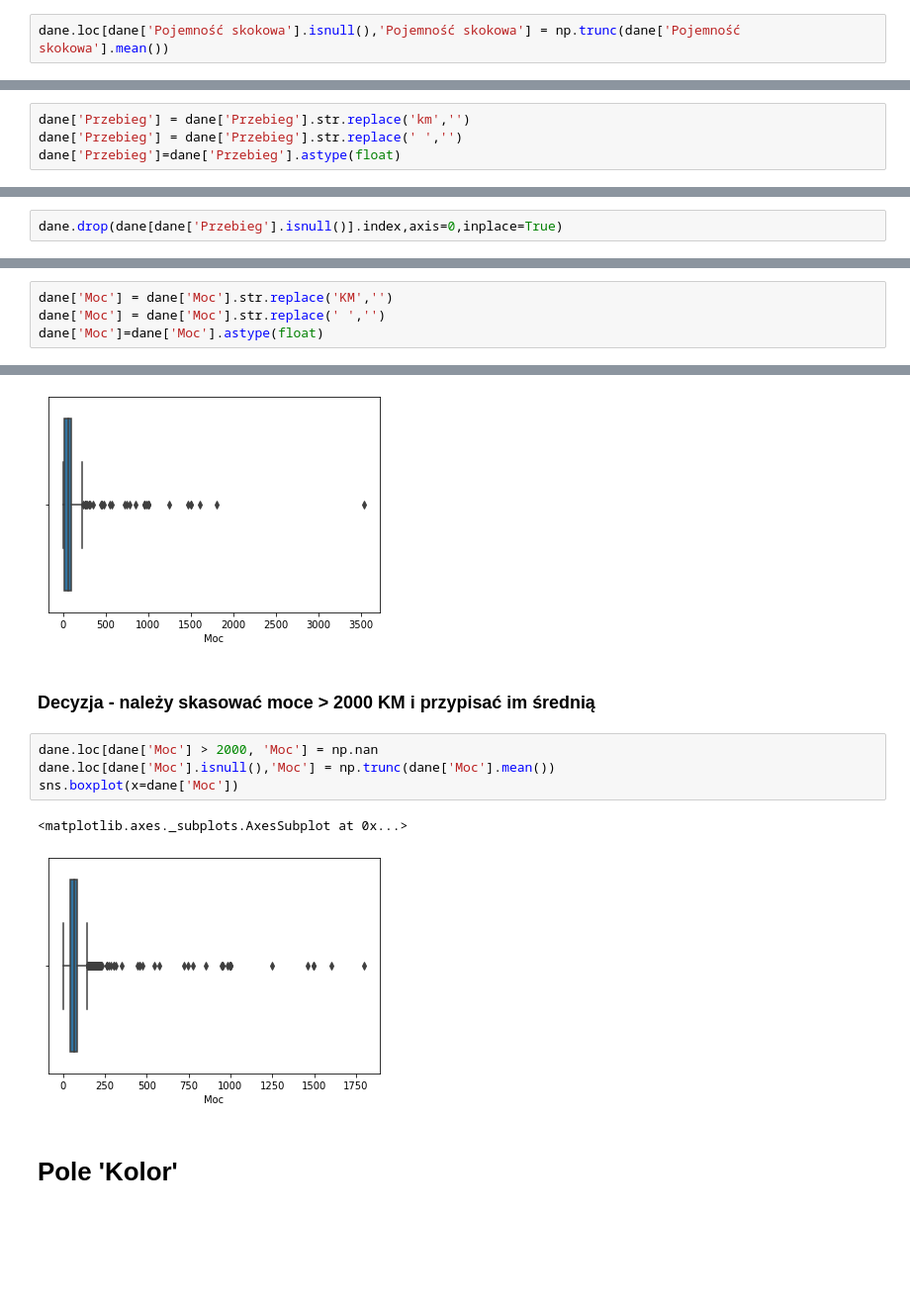
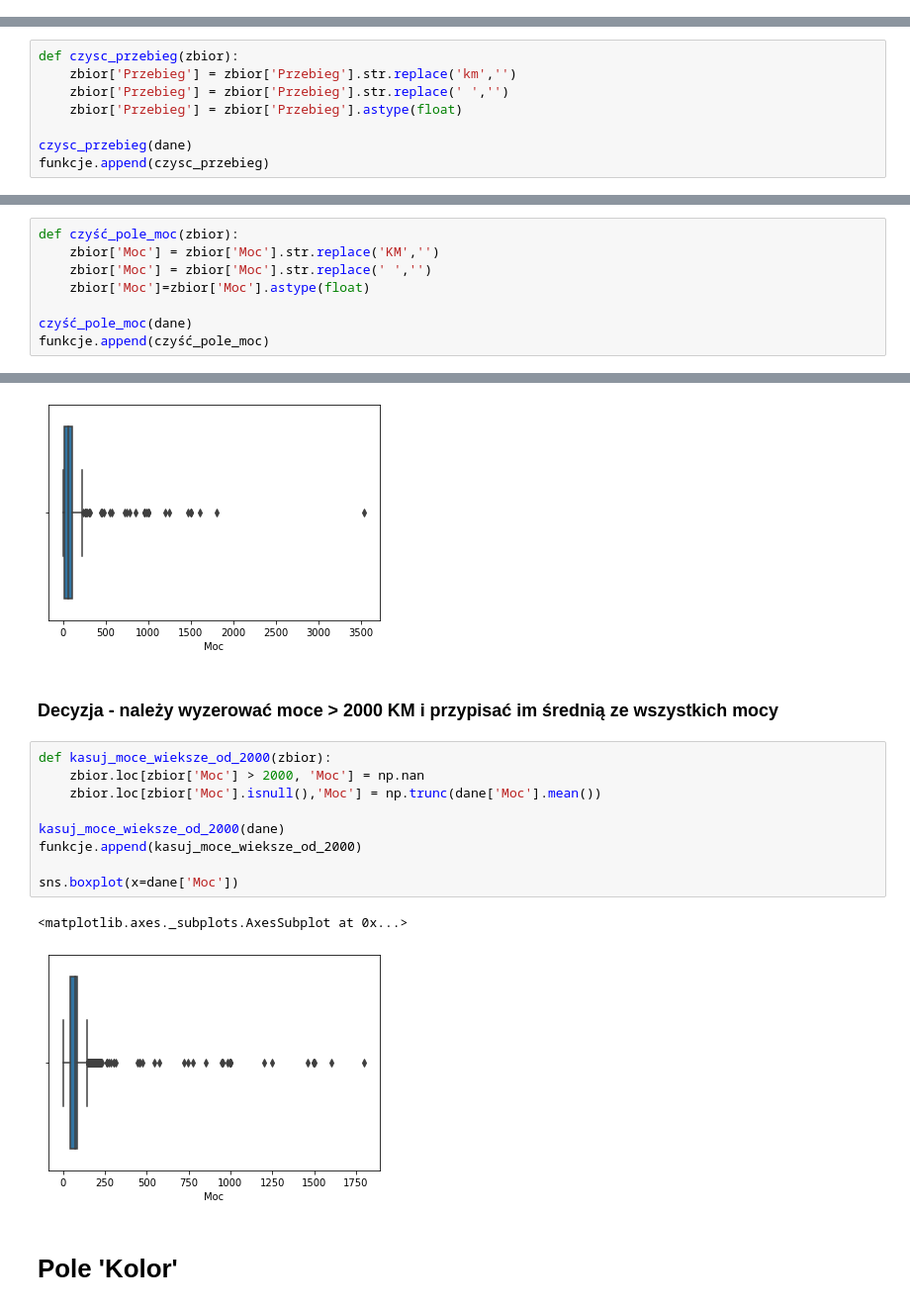
Before and after one commit to kordirko/motory, a Jupyter notebook: projekt_zaliczeniowy.ipynb, the cells around one changed output, grey strips where cells are left out. Shown: that part at 99% size. Saved outputs shown, nothing was run; the diff lists cells and outputs as text; blank space fills up the shorter version.

```diff
--- a/projekt_zaliczeniowy.ipynb
+++ b/projekt_zaliczeniowy.ipynb
@@ -307,5 +385,3 @@ dane[dane['Pojemność skokowa'] > 3000]['Pojemność skokowa'].count()
-# %%
-dane.loc[dane['Pojemność skokowa'].isnull(),'Pojemność skokowa'] = np.trunc(dane['Pojemność skokowa'].mean())
 # %% [markdown]
 #### Po tej operacji pojemności skokowe wyglądają w miarę realistycznie
 # %%
@@ -316,6 +392,10 @@ sns.boxplot(x=dane['Pojemność skokowa'])
 # %% [markdown]
 ## Czyścimy pole "Przebieg" - kasujemy spacje i przyrostek "km"
 # %%
-dane['Przebieg'] = dane['Przebieg'].str.replace('km','')
-dane['Przebieg'] = dane['Przebieg'].str.replace(' ','')
-dane['Przebieg']=dane['Przebieg'].astype(float)
+def czysc_przebieg(zbior):
+    zbior['Przebieg'] = zbior['Przebieg'].str.replace('km','')
+    zbior['Przebieg'] = zbior['Przebieg'].str.replace(' ','')
+    zbior['Przebieg'] = zbior['Przebieg'].astype(float)
+
+czysc_przebieg(dane)
+funkcje.append(czysc_przebieg)
@@ -328,2 +403,0 @@ dane['Przebieg'].isna().sum()
-# %%
-dane.drop(dane[dane['Przebieg'].isnull()].index,axis=0,inplace=True)
@@ -337,9 +424,13 @@ dane['Moc'].head()
 4    14 KM
 Name: Moc, dtype: object
 # %%
-dane['Moc'] = dane['Moc'].str.replace('KM','')
-dane['Moc'] = dane['Moc'].str.replace(' ','')
-dane['Moc']=dane['Moc'].astype(float)
+def czyść_pole_moc(zbior):
+    zbior['Moc'] = zbior['Moc'].str.replace('KM','')
+    zbior['Moc'] = zbior['Moc'].str.replace(' ','')
+    zbior['Moc']=zbior['Moc'].astype(float)
+
+czyść_pole_moc(dane)
+funkcje.append(czyść_pole_moc)
 # %%
 sns.boxplot(x=dane['Moc'])
 # %% [output]
@@ -353,14 +444,19 @@ sns.boxplot(x=dane.loc[dane['Moc']<4000,'Moc'])
 <matplotlib.axes._subplots.AxesSubplot at 0x...>
 [figure]
 # %% [markdown]
-### Decyzja - należy skasować moce > 2000 KM i przypisać im średnią
+### Decyzja - należy wyzerować moce > 2000 KM i przypisać im średnią ze wszystkich mocy
 # %%
-dane.loc[dane['Moc'] > 2000, 'Moc'] = np.nan
-dane.loc[dane['Moc'].isnull(),'Moc'] = np.trunc(dane['Moc'].mean())
+def kasuj_moce_wieksze_od_2000(zbior):
+    zbior.loc[zbior['Moc'] > 2000, 'Moc'] = np.nan
+    zbior.loc[zbior['Moc'].isnull(),'Moc'] = np.trunc(dane['Moc'].mean())
+
+kasuj_moce_wieksze_od_2000(dane)
+funkcje.append(kasuj_moce_wieksze_od_2000)
+
 sns.boxplot(x=dane['Moc'])
 # %% [output]
 <matplotlib.axes._subplots.AxesSubplot at 0x...>
-[figure, old version]
+[figure, new version]
 # %% [markdown]
 # Pole 'Kolor'
 # %%
```
Also changed, not shown: parts of 101 cells of this notebook, 1 other file.
